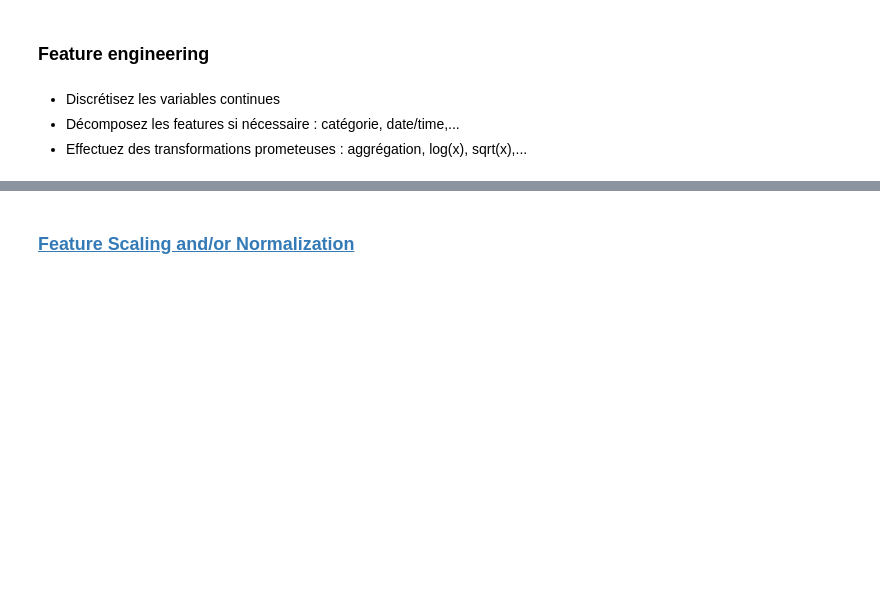
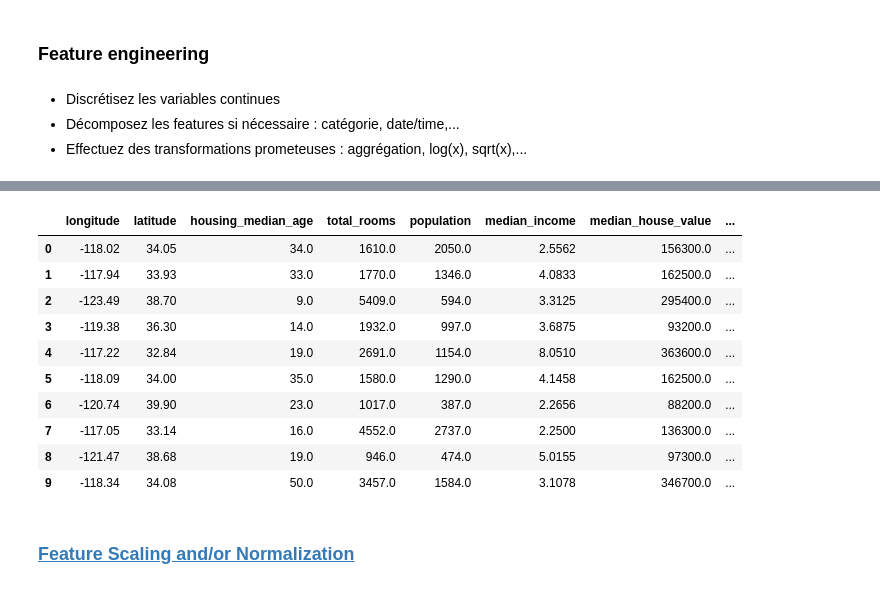
Before and after one commit to Staures92/Formation_Intermediaire, a Jupyter notebook: Machine Learning/1.1. Lab1 - Data Preprocessing - California Housing Median Price.ipynb, the cells around one changed output, grey strips where cells are left out. Saved outputs shown, nothing was run; the diff lists cells and outputs as text; code cells hidden in the pictures; blank space fills up the shorter version.

```diff
--- a/Machine Learning/1.1. Lab1 - Data Preprocessing - California Housing Median Price.ipynb
+++ b/Machine Learning/1.1. Lab1 - Data Preprocessing - California Housing Median Price.ipynb
@@ -525,3 +745,36 @@ housing_train_clean_df = _
+# %%
+#  Bin the housing_median_age
+housing_train_cleaned_df['age_category'] = pd.cut(housing_train_cleaned_df['housing_median_age'],
+                                    bins=[0, 10, 20, 30, 40, np.inf],
+                                    labels=['New', 'Young', 'Medium', 'Old', 'Very Old'])
+# %%
+# Log transform of median_income (often helps with price predictions)
+housing_train_cleaned_df['log_median_income'] = np.log(housing_train_cleaned_df['median_income'])
+# %%
+#  Create interaction terms
+housing_train_cleaned_df['income_by_rooms'] = housing_train_cleaned_df['median_income'] * housing_train_cleaned_df['total_rooms']
+# %%
+#  Bin the latitude and longitude
+housing_train_cleaned_df['lat_bins'] = pd.cut(housing_train_cleaned_df['latitude'], bins=5, labels=['Very South', 'South', 'Central', 'North', 'Very North'])
+housing_train_cleaned_df['long_bins'] = pd.cut(housing_train_cleaned_df['longitude'], bins=5, labels=['Far East', 'East', 'Central', 'West', 'Far West'])
+# %%
+
+# Create a feature for expensive areas
+housing_train_cleaned_df['expensive_area'] = (housing_train_cleaned_df['median_house_value'] > housing_train_cleaned_df['median_house_value'].mean()).astype(int)
+
+housing_train_cleaned_df.head(10)
+# %% [output]
+|  | longitude | latitude | housing_median_age | total_rooms | population | median_income | median_house_value | ... |
+| 0 | -118.02 | 34.05 | 34.0 | 1610.0 | 2050.0 | 2.5562 | 156300.0 | ... |
+| 1 | -117.94 | 33.93 | 33.0 | 1770.0 | 1346.0 | 4.0833 | 162500.0 | ... |
+| 2 | -123.49 | 38.70 | 9.0 | 5409.0 | 594.0 | 3.3125 | 295400.0 | ... |
+| 3 | -119.38 | 36.30 | 14.0 | 1932.0 | 997.0 | 3.6875 | 93200.0 | ... |
+| 4 | -117.22 | 32.84 | 19.0 | 2691.0 | 1154.0 | 8.0510 | 363600.0 | ... |
+| 5 | -118.09 | 34.00 | 35.0 | 1580.0 | 1290.0 | 4.1458 | 162500.0 | ... |
+| 6 | -120.74 | 39.90 | 23.0 | 1017.0 | 387.0 | 2.2656 | 88200.0 | ... |
+| 7 | -117.05 | 33.14 | 16.0 | 4552.0 | 2737.0 | 2.2500 | 136300.0 | ... |
+| 8 | -121.47 | 38.68 | 19.0 | 946.0 | 474.0 | 5.0155 | 97300.0 | ... |
+| 9 | -118.34 | 34.08 | 50.0 | 3457.0 | 1584.0 | 3.1078 | 346700.0 | ... |
 # %% [markdown]
 ### [Feature Scaling and/or Normalization](https://colab.research.google.com/github/ml-course/master/blob/master/notebooks/06%20-%20Data%20Preprocessing.ipynb)
 # %% [markdown]
```
Also changed, not shown: parts of 31 cells of this notebook, 2 other files.
